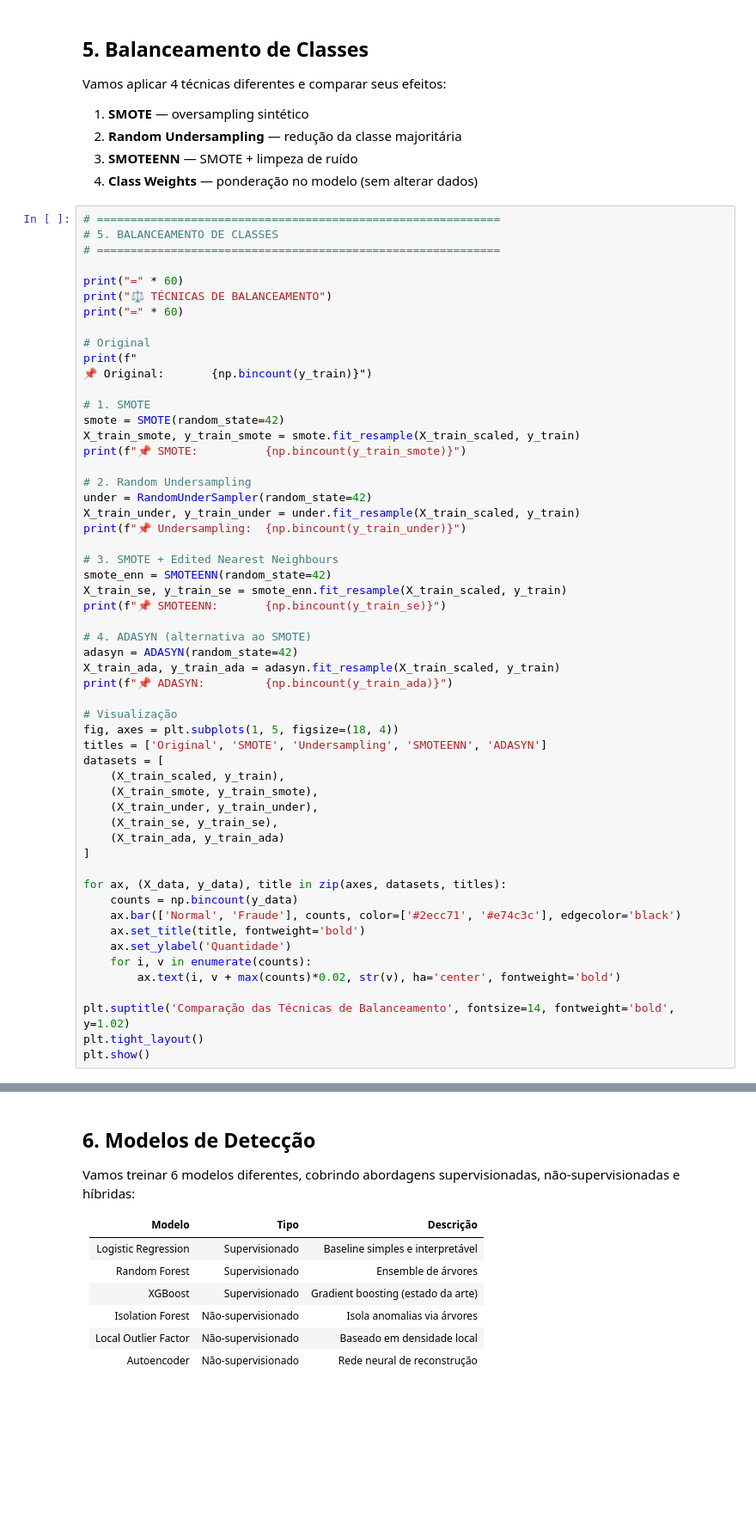
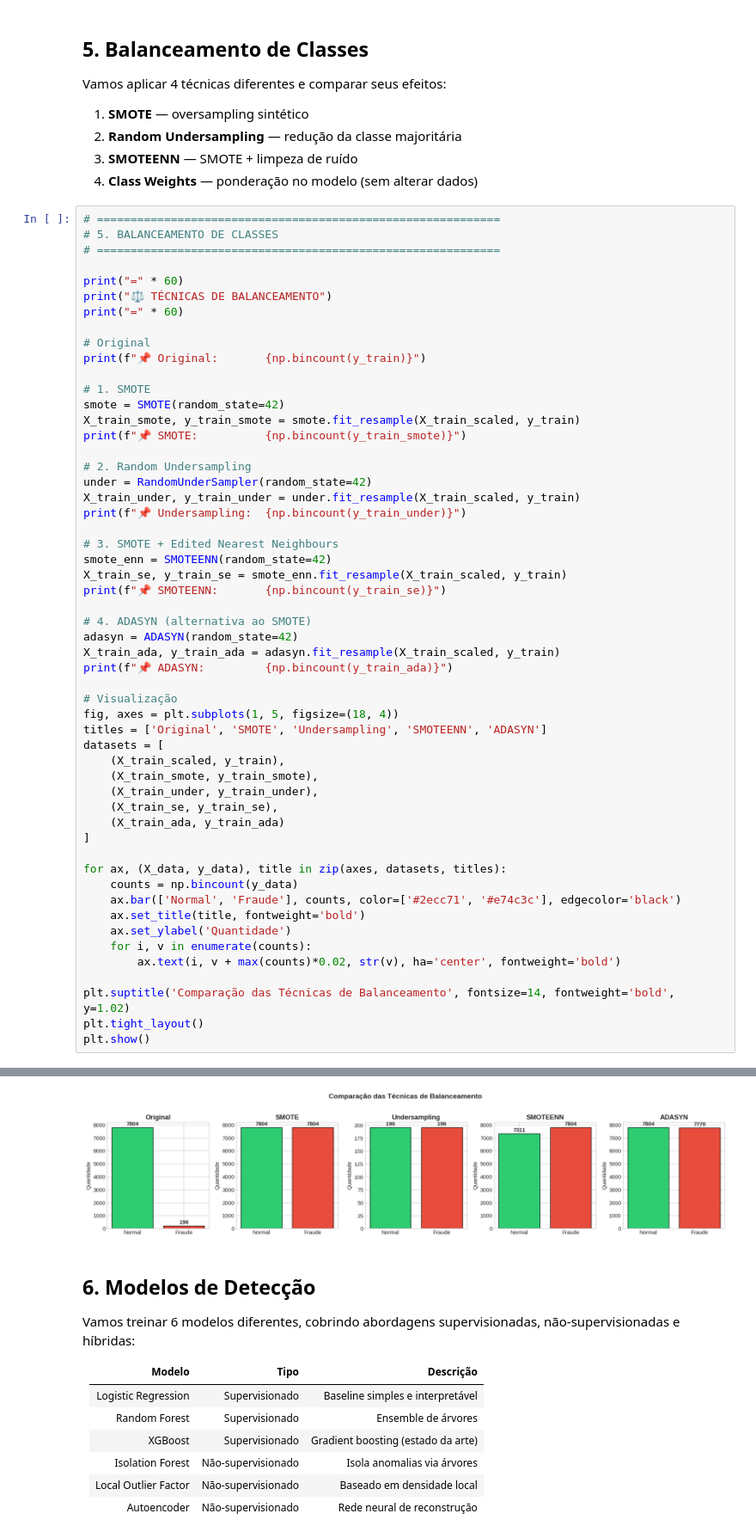
Before and after one commit to ChristYela/fraud-detection-ml, a Jupyter notebook: notebooks/fraud_detection_pipeline.ipynb, the cells around one changed output, grey strips where cells are left out. Shown at 86% size. Saved outputs shown, nothing was run; the diff lists cells and outputs as text; blank space fills up the shorter version.

```diff
--- a/notebooks/fraud_detection_pipeline.ipynb
+++ b/notebooks/fraud_detection_pipeline.ipynb
@@ -291,8 +336,7 @@ print("⚖️ TÉCNICAS DE BALANCEAMENTO")
 print("=" * 60)
 
 # Original
-print(f"
-📌 Original:       {np.bincount(y_train)}")
+print(f"📌 Original:       {np.bincount(y_train)}")
 
 # 1. SMOTE
 smote = SMOTE(random_state=42)
@@ -336,3 +380,4 @@ for ax, (X_data, y_data), title in zip(axes, datasets, titles):
 plt.suptitle('Comparação das Técnicas de Balanceamento', fontsize=14, fontweight='bold', y=1.02)
 plt.tight_layout()
 plt.show()
+# %% [output]
@@ -339,3 +392,4 @@ plt.show()
+[figure, added]
 # %% [markdown]
 ## 6. Modelos de Detecção
 
```
Also changed, not shown: parts of 15 cells of this notebook.
